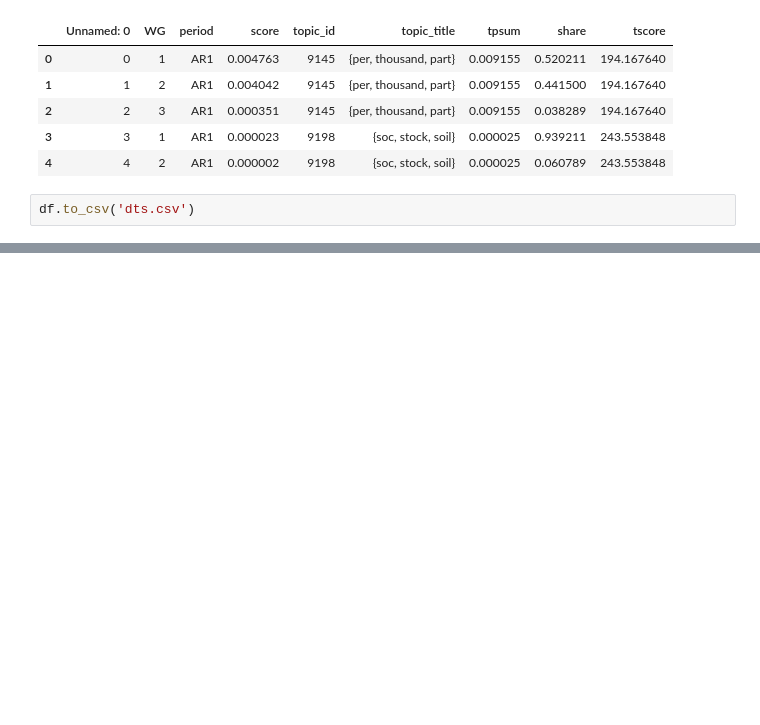
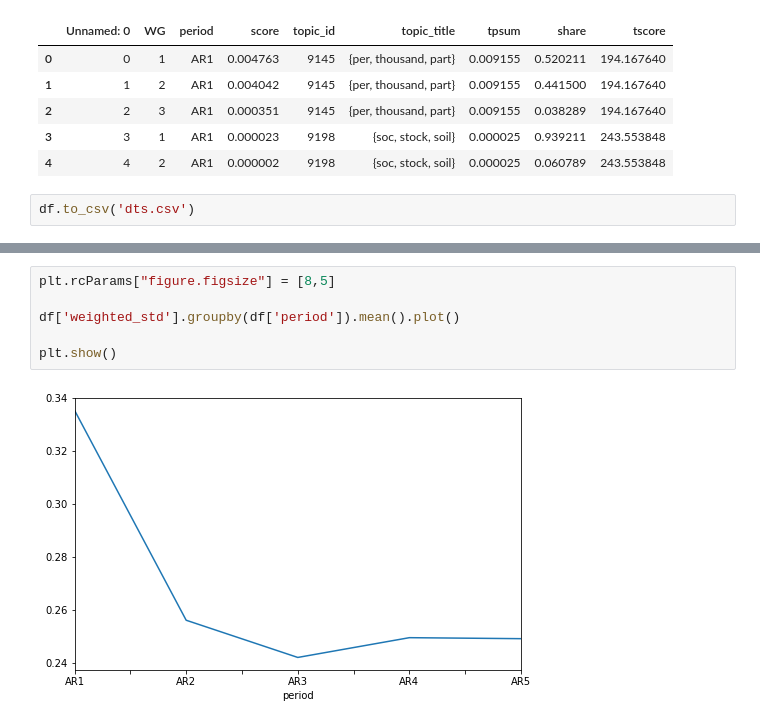
Before and after one commit to mcallaghan/cc-topography, a Jupyter notebook: code/Topic_wg_changes.ipynb, the cells around one changed output, grey strips where cells are left out. Cells and saved outputs as stored; diff of their text form; blank space fills up the shorter version.

```diff
--- a/code/Topic_wg_changes.ipynb
+++ b/code/Topic_wg_changes.ipynb
@@ -169,0 +203,8 @@ plt.show()
+# %%
+plt.rcParams["figure.figsize"] = [8,5]
+
+df['weighted_std'].groupby(df['period']).mean().plot()
+
+plt.show()
+# %% [output]
+[figure, added]
```
Also changed, not shown: parts of 18 cells of this notebook, 7 other files.
